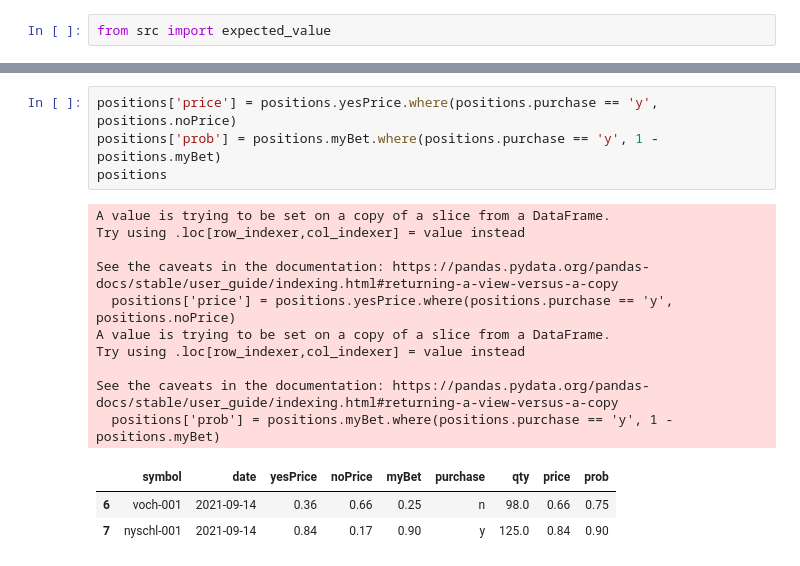
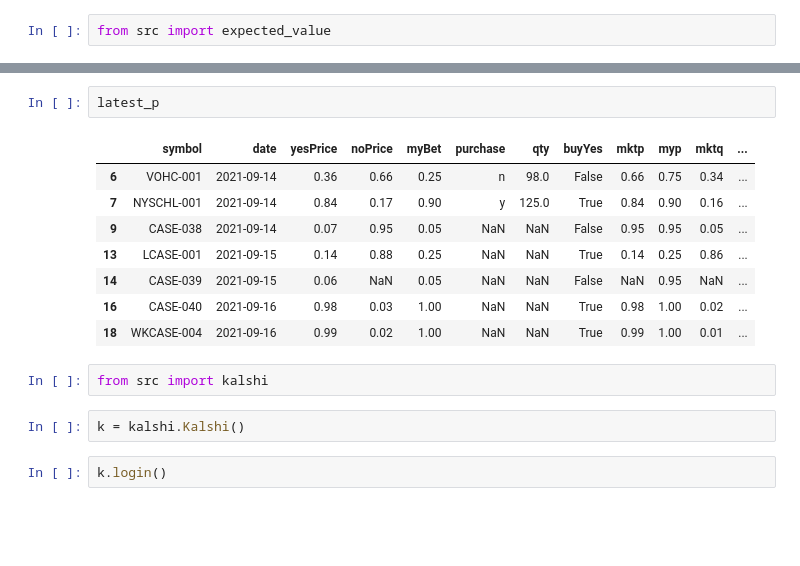
Before and after one commit to zackdrescher/prediction_market_tools, a Jupyter notebook: notebooks/holding_value.ipynb, the cells around one changed output, grey strips where cells are left out. Drawn from its saved outputs; the diff is of its cells as text; blank space fills up the shorter version.

```diff
--- a/notebooks/holding_value.ipynb
+++ b/notebooks/holding_value.ipynb
@@ -42,18 +54,17 @@ positions
-# %%
-positions['price'] = positions.yesPrice.where(positions.purchase == 'y', positions.noPrice)
-positions['prob'] = positions.myBet.where(positions.purchase == 'y', 1 - positions.myBet)
-positions
-# %% [output]
-A value is trying to be set on a copy of a slice from a DataFrame.
-Try using .loc[row_indexer,col_indexer] = value instead
-
-See the caveats in the documentation: https://pandas.pydata.org/pandas-docs/stable/user_guide/indexing.html#returning-a-view-versus-a-copy
-  positions['price'] = positions.yesPrice.where(positions.purchase == 'y', positions.noPrice)
-A value is trying to be set on a copy of a slice from a DataFrame.
-Try using .loc[row_indexer,col_indexer] = value instead
-
-See the caveats in the documentation: https://pandas.pydata.org/pandas-docs/stable/user_guide/indexing.html#returning-a-view-versus-a-copy
-  positions['prob'] = positions.myBet.where(positions.purchase == 'y', 1 - positions.myBet)
-|  | symbol | date | yesPrice | noPrice | myBet | purchase | qty | price | prob |
-| 6 | voch-001 | 2021-09-14 | 0.36 | 0.66 | 0.25 | n | 98.0 | 0.66 | 0.75 |
-| 7 | nyschl-001 | 2021-09-14 | 0.84 | 0.17 | 0.90 | y | 125.0 | 0.84 | 0.90 |
+# %%
+latest_p
+# %% [output]
+|  | symbol | date | yesPrice | noPrice | myBet | purchase | qty | buyYes | mktp | myp | mktq | ... |
+| 6 | VOHC-001 | 2021-09-14 | 0.36 | 0.66 | 0.25 | n | 98.0 | False | 0.66 | 0.75 | 0.34 | ... |
+| 7 | NYSCHL-001 | 2021-09-14 | 0.84 | 0.17 | 0.90 | y | 125.0 | True | 0.84 | 0.90 | 0.16 | ... |
+| 9 | CASE-038 | 2021-09-14 | 0.07 | 0.95 | 0.05 | NaN | NaN | False | 0.95 | 0.95 | 0.05 | ... |
+| 13 | LCASE-001 | 2021-09-15 | 0.14 | 0.88 | 0.25 | NaN | NaN | True | 0.14 | 0.25 | 0.86 | ... |
+| 14 | CASE-039 | 2021-09-15 | 0.06 | NaN | 0.05 | NaN | NaN | False | NaN | 0.95 | NaN | ... |
+| 16 | CASE-040 | 2021-09-16 | 0.98 | 0.03 | 1.00 | NaN | NaN | True | 0.98 | 1.00 | 0.02 | ... |
+| 18 | WKCASE-004 | 2021-09-16 | 0.99 | 0.02 | 1.00 | NaN | NaN | True | 0.99 | 1.00 | 0.01 | ... |
+# %%
+from src import kalshi
+# %%
+k = kalshi.Kalshi()
+# %%
+k.login()
```
Also changed, not shown: parts of 15 cells of this notebook, 2 other files.
